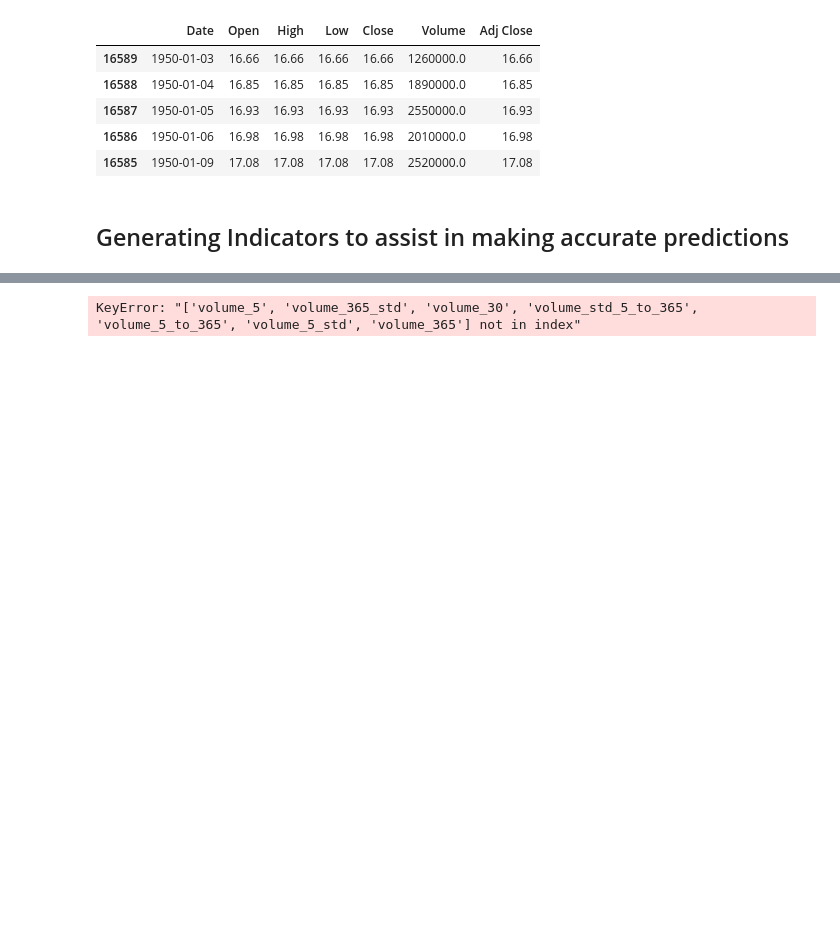
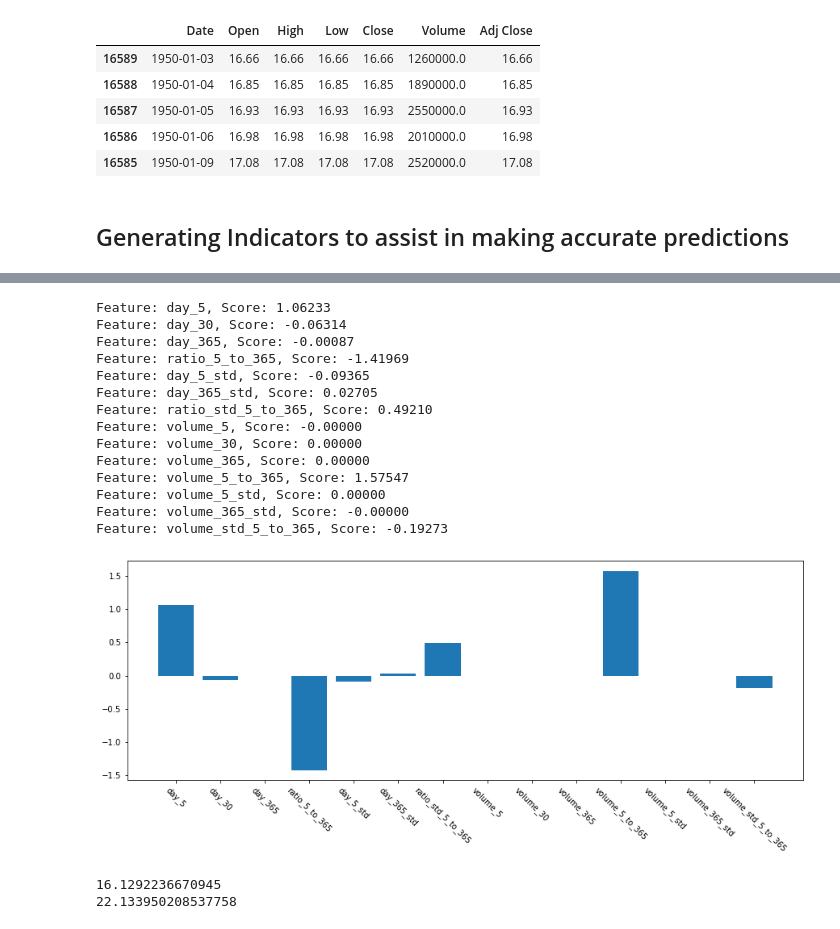
Before and after one commit to adhamalhossary/predicting-stock-market, a Jupyter notebook: Predicting Stock Market.ipynb, the cells around one changed output, grey strips where cells are left out. Saved outputs shown, nothing was run; the diff lists cells and outputs as text; code cells hidden in the pictures; blank space fills up the shorter version.

```diff
--- a/Predicting Stock Market.ipynb
+++ b/Predicting Stock Market.ipynb
@@ -107,16 +305,0 @@ df['ratio_std_5_to_365'] = ratio_std_5_to_365
-# %%
-features = ['day_5', 'day_30', 'day_365', 'ratio_5_to_365', 'day_5_std', 'day_365_std', 'ratio_std_5_to_365']
-
-lr = LinearRegression()
-
-lr = train_test(df, features, lr)
-
-importance_1 = lr.coef_
-
-for i,v in enumerate(importance_1):
-    print('Feature: %s, Score: %.5f' % (features[i],v))
-# plot feature importance
-fig = plt.figure(figsize = (15,5))
-plt.bar(features, importance_1)
-plt.xticks(rotation=-45)
-plt.show()
@@ -221,0 +306,3 @@ LinearRegression trained on
+# %%
+# First go
+lr_train_test(df, features)
@@ -247,18 +376,26 @@ df['volume_std_5_to_365'] = volume_std_5_to_365
 # %%
-features_updated = ['day_5', 'day_30', 'day_365', 'ratio_5_to_365', 'day_5_std', 'day_365_std', 'ratio_std_5_to_365',
-           'volume_5', 'volume_30', 'volume_365', 'volume_5_to_365', 'volume_5_std',
-            'volume_365_std', 'volume_std_5_to_365']
-
-lr = train_test(df, features_updated)
-
 importance = lr.coef_
 
 for i,v in enumerate(importance):
     print('Feature: %s, Score: %.5f' % (features_updated[i],v))
 # plot feature importance
 fig = plt.figure(figsize = (15,5))
 plt.bar(features_updated, importance)
 plt.xticks(rotation=-45)
 plt.show()
 # %% [output]
-KeyError: "['volume_5', 'volume_365_std', 'volume_30', 'volume_std_5_to_365', 'volume_5_to_365', 'volume_5_std', 'volume_365'] not in index"
+Feature: day_5, Score: 1.06233
+Feature: day_30, Score: -0.06314
+Feature: day_365, Score: -0.00087
+Feature: ratio_5_to_365, Score: -1.41969
+Feature: day_5_std, Score: -0.09365
+Feature: day_365_std, Score: 0.02705
+Feature: ratio_std_5_to_365, Score: 0.49210
+Feature: volume_5, Score: -0.00000
+Feature: volume_30, Score: 0.00000
+Feature: volume_365, Score: 0.00000
+Feature: volume_5_to_365, Score: 1.57547
+Feature: volume_5_std, Score: 0.00000
+Feature: volume_365_std, Score: -0.00000
+Feature: volume_std_5_to_365, Score: -0.19273
+[figure, added]
@@ -312,3 +402,28 @@ plt.show()
+# %%
+features_reduced = ['day_5', 'ratio_5_to_365', 'day_5_std', 'ratio_std_5_to_365',
+                    'volume_5_to_365','volume_std_5_to_365']
+
+df = df.dropna(axis=0)
+
+train_updated = df[df["Date"] < datetime(year=2013, month=1, day=1)]
+test_updated = df[df["Date"] >= datetime(year=2013, month=1, day=1)]
+
+lr = LinearRegression()
+
+lr.fit(train_updated[features_reduced], train_updated["Close"])
+
+predictions = lr.predict(test_updated[features_reduced])
+
+mae = mean_absolute_error(test_updated['Close'], predictions)
+
+mse = mean_squared_error(test_updated['Close'], predictions)
+rmse = np.sqrt(mse)
+
+print(mae)
+print(rmse)
+# %% [output]
+16.1292236670945
+22.133950208537758
 # %%
 test_dates = df[df["Date"] >= datetime(year=2013, month=1, day=1)]["Date"]
 
```
Also changed, not shown: parts of 24 cells of this notebook.
